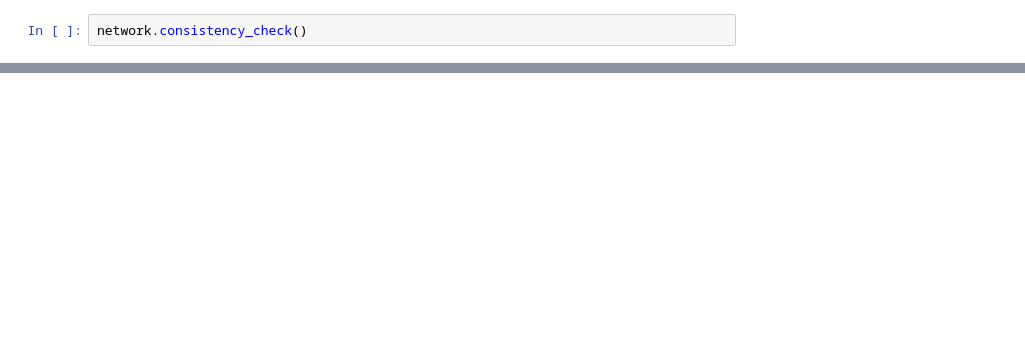
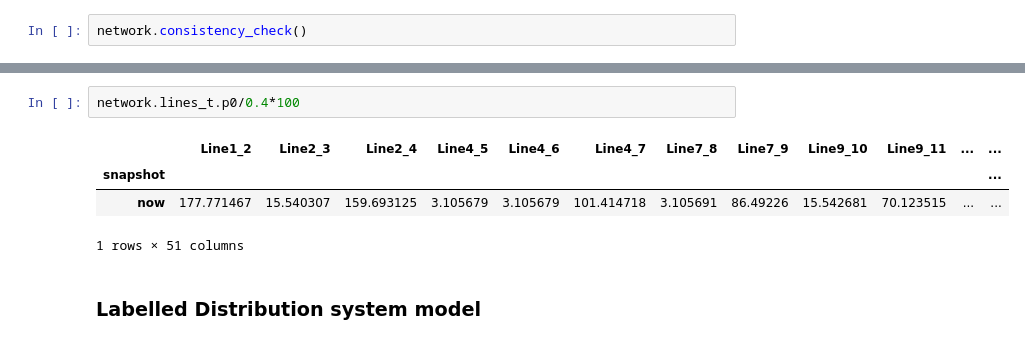
Before and after one commit to DVA-Code/DVAGrid, a Jupyter notebook: KU_distribution_system.ipynb, the cells around one changed output, grey strips where cells are left out. Cells and saved outputs as stored; diff of their text form; blank space fills up the shorter version.

```diff
--- a/KU_distribution_system.ipynb
+++ b/KU_distribution_system.ipynb
@@ -297,0 +360,9 @@ plt.show()
+# %%
+network.lines_t.p0/0.4*100
+# %% [output]
+|  | Line1_2 | Line2_3 | Line2_4 | Line4_5 | Line4_6 | Line4_7 | Line7_8 | Line7_9 | Line9_10 | Line9_11 | ... | ... |
+| snapshot |  |  |  |  |  |  |  |  |  |  |  | ... |
+| now | 177.771467 | 15.540307 | 159.693125 | 3.105679 | 3.105679 | 101.414718 | 3.105691 | 86.49226 | 15.542681 | 70.123515 | ... | ... |
+1 rows × 51 columns
+# %% [markdown]
+<h3>Labelled Distribution system model</h3>
```
Also changed, not shown: parts of 18 cells of this notebook.
